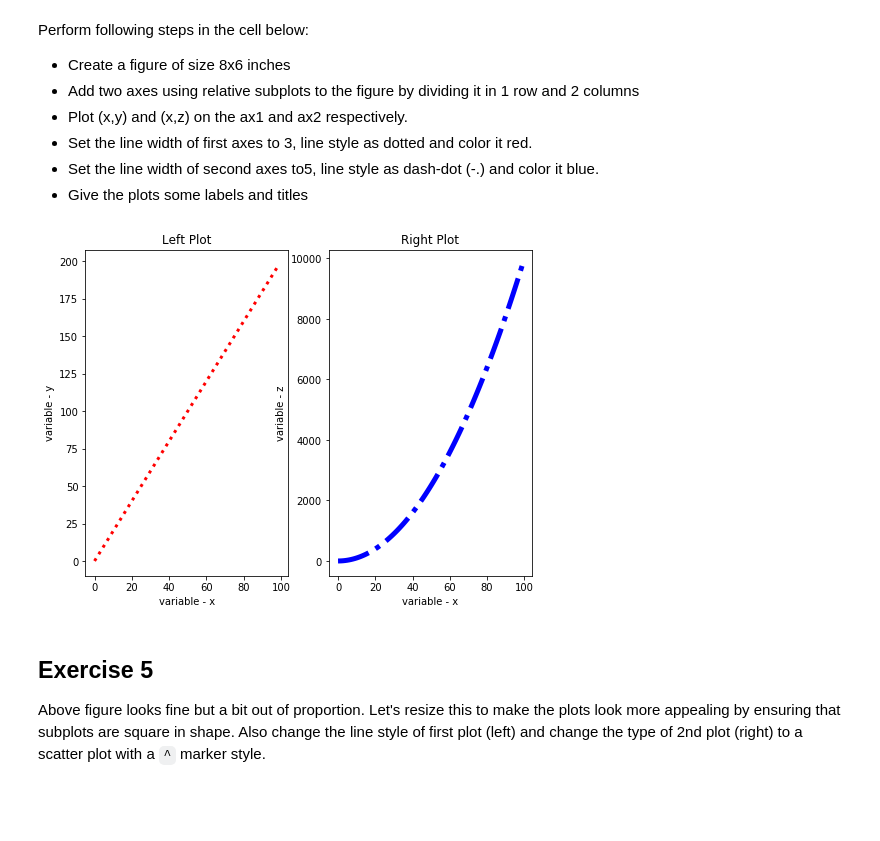
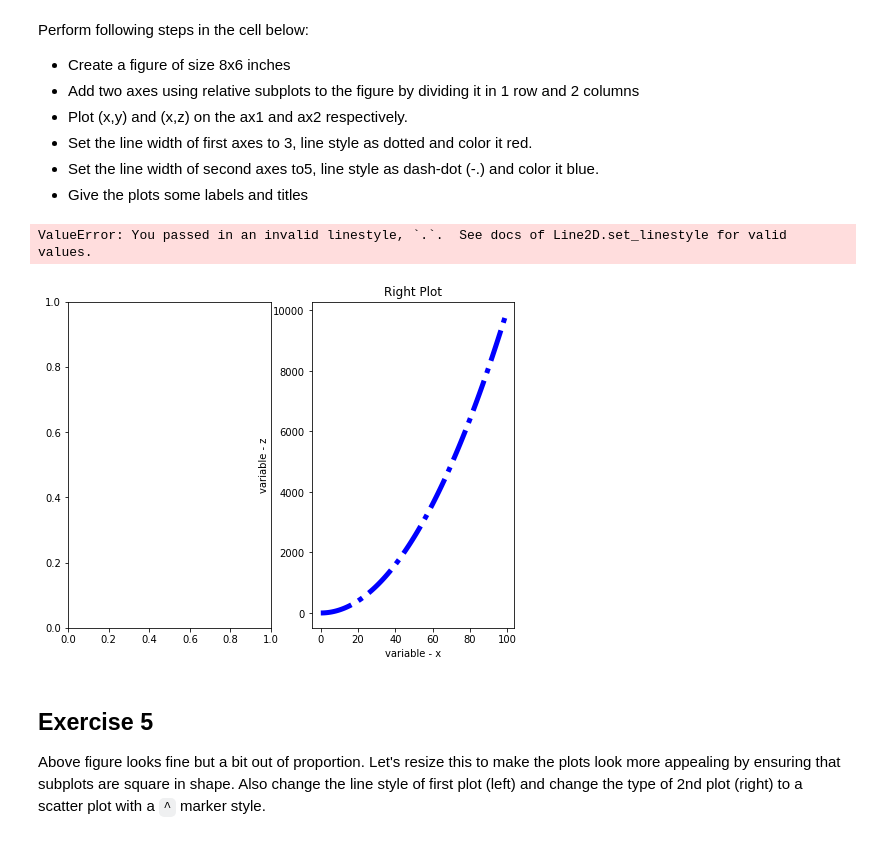
Before and after one commit to loisr/dsc-1-03-13-customizing-visualizations-with-matplotlib-lab-nyc-ds-career-012819, a Jupyter notebook: index.ipynb, the cells around one changed output. Cells and saved outputs as stored; diff of their text form; code cells hidden in the pictures; blank space fills up the shorter version.

```diff
--- a/index.ipynb
+++ b/index.ipynb
@@ -144,24 +144,23 @@ Perform following steps in the cell below:
 * Set the line width of second axes to5, line style as dash-dot (-.) and color it blue.
 * Give the plots some labels and titles
 # %%
-fig = plt.figure(figsize=(8,6))
-
+new_figure = plt.figure(figsize=(8,6))
 
 ax2 = new_figure.add_subplot(121)
 ax1 = new_figure.add_subplot(122)
 
 ax1.plot(x,z, color='blue', linestyle = '-.', linewidth=5)
 ax1.set_xlabel('variable - x')
 ax1.set_ylabel('variable - z')
 ax1.set_title("Right Plot")
 
-
 ax2.plot(x,y, color = 'red', linestyle = '.')
 ax2.set_xlabel('variable - x')
 ax2.set_ylabel('variable - y')
 ax2.set_title("Left Plot")
 # %% [output]
+ValueError: You passed in an invalid linestyle, `.`.  See docs of Line2D.set_linestyle for valid values.
-[figure, old version]
+[figure, new version]
 # %% [markdown]
 ## Exercise 5
 
```
